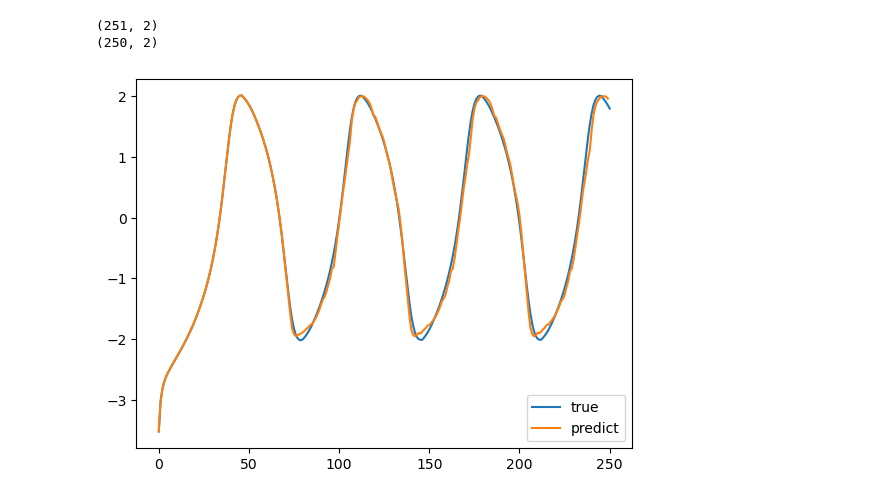
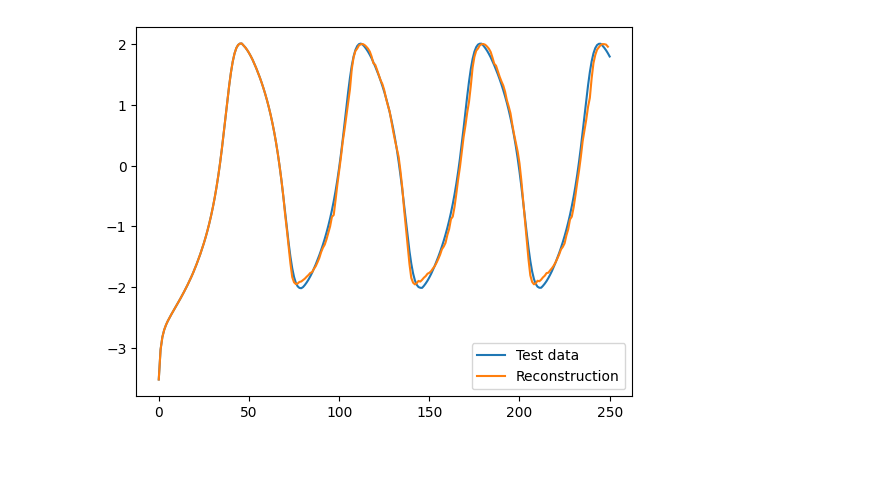
Before and after one commit to ibismanu/PACSproject_LED, a Jupyter notebook: examples/Van Der Pol/main.ipynb, the cells around one changed output. Saved outputs shown, nothing was run; the diff lists cells and outputs as text; code cells hidden in the pictures; blank space fills up the shorter version.

```diff
--- a/examples/Van Der Pol/main.ipynb
+++ b/examples/Van Der Pol/main.ipynb
@@ -8,17 +9,17 @@ from scripts.NeuralNetwork.led import LED
 # %%
 # Indicate the path of the dataset
-path_data = '../../dataset/VDP_testset/VDP_testset_0.npz'
+path_data = "../../dataset/VDP_testset/VDP_testset_0.npz"
 
 # Indicate the name of the pre-trained autoencoder and RNN
-ae_name = 'VDP_ae_identity'
-rnn_name = 'VDP_rnn'
+ae_name = "VDP_ae_identity"
+rnn_name = "VDP_rnn"
 
 # Indicate the desired length of the prediction
 length_prediction = 180
 
 # Instantiate the LED object
-led = LED(autoencoder_name=ae_name,
-          rnn_name=rnn_name,
-          length_prediction=length_prediction)
+led = LED(
+    autoencoder_name=ae_name, rnn_name=rnn_name, length_prediction=length_prediction
+)
 # %%
 # Upload the data
@@ -29,18 +30,12 @@ led.run(identity=True)
 # %%
 # Compute the error
 err = led.compute_error()
-# %%
-print(np.shape(led.data))
-print(np.shape(led.forecast))
-# %% [output]
-(251, 2)
-(250, 2)
 # %%
 # Plot the real data vs the predicted one
 
-plt.plot(np.arange(0,np.shape(led.data)[0]),led.data[:,0])
-plt.plot(np.arange(0,np.shape(led.forecast)[0]),led.forecast[:,0])
-plt.legend(['true','predict'])
+plt.plot(np.arange(0, np.shape(led.data)[0]), led.data[:, 0])
+plt.plot(np.arange(0, np.shape(led.forecast)[0]), led.forecast[:, 0])
+plt.legend(["Test data", "Reconstruction"])
 plt.show()
 # %% [output]
-[figure, old version]
+[figure, new version]
```
Also changed, not shown: parts of 2 cells of this notebook, 6 other files.
